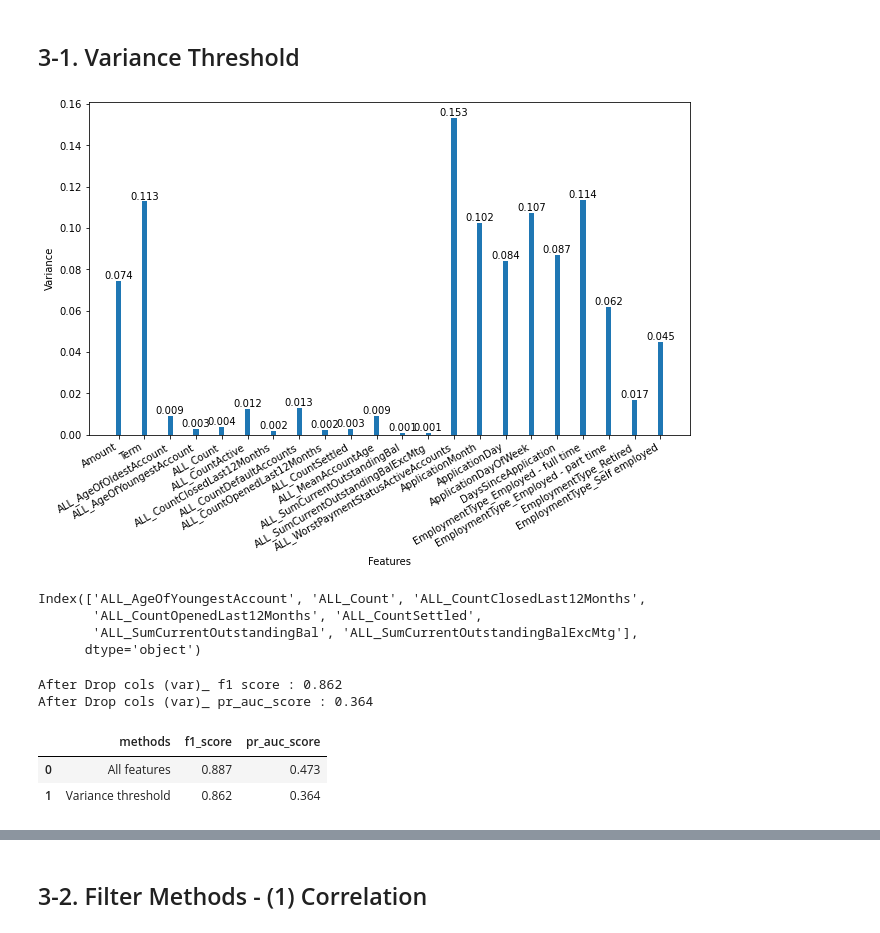
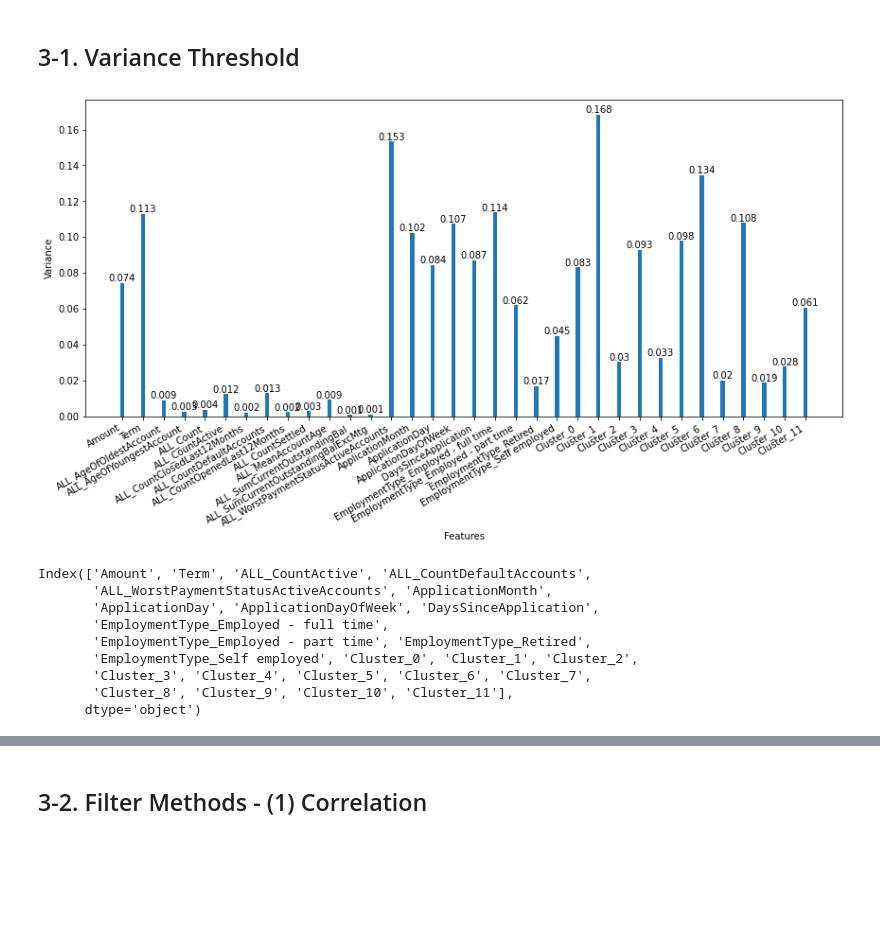
Before and after one commit to katieminjoo/Data_Engineering, a Jupyter notebook: Classification_task/Classification.ipynb, the cells around one changed output, grey strips where cells are left out. Saved outputs shown, nothing was run; the diff lists cells and outputs as text; code cells hidden in the pictures; blank space fills up the shorter version.

Commit message:
updates classification model

```diff
--- a/Classification_task/Classification.ipynb
+++ b/Classification_task/Classification.ipynb
@@ -464,16 +371,0 @@ CatBoost model pr_auc_score: 0.478
-# %%
-from sklearn.ensemble import GradientBoostingClassifier
-from sklearn.metrics import f1_score, average_precision_score
-
-gbc = GradientBoostingClassifier(max_depth = 5, random_state=42)
-
-gbc.fit(X_train, y_train)
-
-y_pred = gbc.predict(X_test)
-y_probs = gbc.predict_proba(X_test)[:, 1]
-
-base_f1_score = round(f1_score(y_test, y_pred, average = 'weighted'), 3)
-base_pr_auc_score = round(average_precision_score(y_test, y_probs), 3)
-
-print('baseline model f1 score :', base_f1_score)
-print('baseline pr_auc_score :', base_pr_auc_score)
@@ -489,49 +445,35 @@ scaler = MinMaxScaler()
 
 X_train_scaled_minmax = scaler.fit_transform(X_train)
 # %%
-fig, ax = plt.subplots(figsize = (10,6))
+fig, ax = plt.subplots(figsize = (12,6))
 
 x = X.columns
 y = X_train_scaled_minmax.var(axis=0)
 
 ax.bar(x, y, width=0.2)
 ax.set_xlabel('Features')
 ax.set_ylabel('Variance')
 # ax.set_ylim(0, 0.1)
 
 for index, value in enumerate(y):
     plt.text(x=index, y=value+0.001, s=str(round(value, 3)), ha='center')
 
 plt.tight_layout()
 fig.autofmt_xdate()
 plt.show()
 # %% [output]
-[figure, old version]
+[figure, new version]
 # %%
-var_threshold = 0.005
-drop_cols = X.columns[[value < var_threshold for value in X_train_scaled_minmax.var(axis=0)]]
-print(drop_cols)
+var_threshold = 0.01
+var_selected_cols = X.columns[[value > var_threshold for value in X_train_scaled_minmax.var(axis=0)]]
+print(var_selected_cols)
 # %% [output]
-Index(['ALL_AgeOfYoungestAccount', 'ALL_Count', 'ALL_CountClosedLast12Months',
-       'ALL_CountOpenedLast12Months', 'ALL_CountSettled',
-       'ALL_SumCurrentOutstandingBal', 'ALL_SumCurrentOutstandingBalExcMtg'],
+Index(['Amount', 'Term', 'ALL_CountActive', 'ALL_CountDefaultAccounts',
+       'ALL_WorstPaymentStatusActiveAccounts', 'ApplicationMonth',
+       'ApplicationDay', 'ApplicationDayOfWeek', 'DaysSinceApplication',
+       'EmploymentType_Employed - full time',
+       'EmploymentType_Employed - part time', 'EmploymentType_Retired',
+       'EmploymentType_Self employed', 'Cluster_0', 'Cluster_1', 'Cluster_2',
+       'Cluster_3', 'Cluster_4', 'Cluster_5', 'Cluster_6', 'Cluster_7',
+       'Cluster_8', 'Cluster_9', 'Cluster_10', 'Cluster_11'],
       dtype='object')
-# %%
-# After dropping some columns that has low variance, the f1 score and pr_auc score get low. so decided not to drop any columns from here.
-
-var_X_train = X_train.drop(drop_cols, axis = 1)
-var_X_test = X_test.drop(drop_cols, axis = 1)
-
-gbc.fit(var_X_train, y_train)
-
-var_y_pred = gbc.predict(var_X_test)
-var_y_probs = gbc.predict_proba(var_X_test)[:, 1]
-
-var_f1_score = round(f1_score(y_test, var_y_pred, average = 'weighted'), 3)
-var_pr_auc_score = round(average_precision_score(y_test, var_y_probs), 3)
-
-print('After Drop cols (var)_ f1 score :', var_f1_score)
-print('After Drop cols (var)_ pr_auc_score :', var_pr_auc_score)
-# %% [output]
-After Drop cols (var)_ f1 score : 0.862
-After Drop cols (var)_ pr_auc_score : 0.364
@@ -544,6 +479,0 @@ graph_df = pd.DataFrame({
-# %%
-graph_df
-# %% [output]
-|  | methods | f1_score | pr_auc_score |
-| 0 | All features | 0.887 | 0.473 |
-| 1 | Variance threshold | 0.862 | 0.364 |
```
Also changed, not shown: parts of 51 cells of this notebook, 1 other file.
